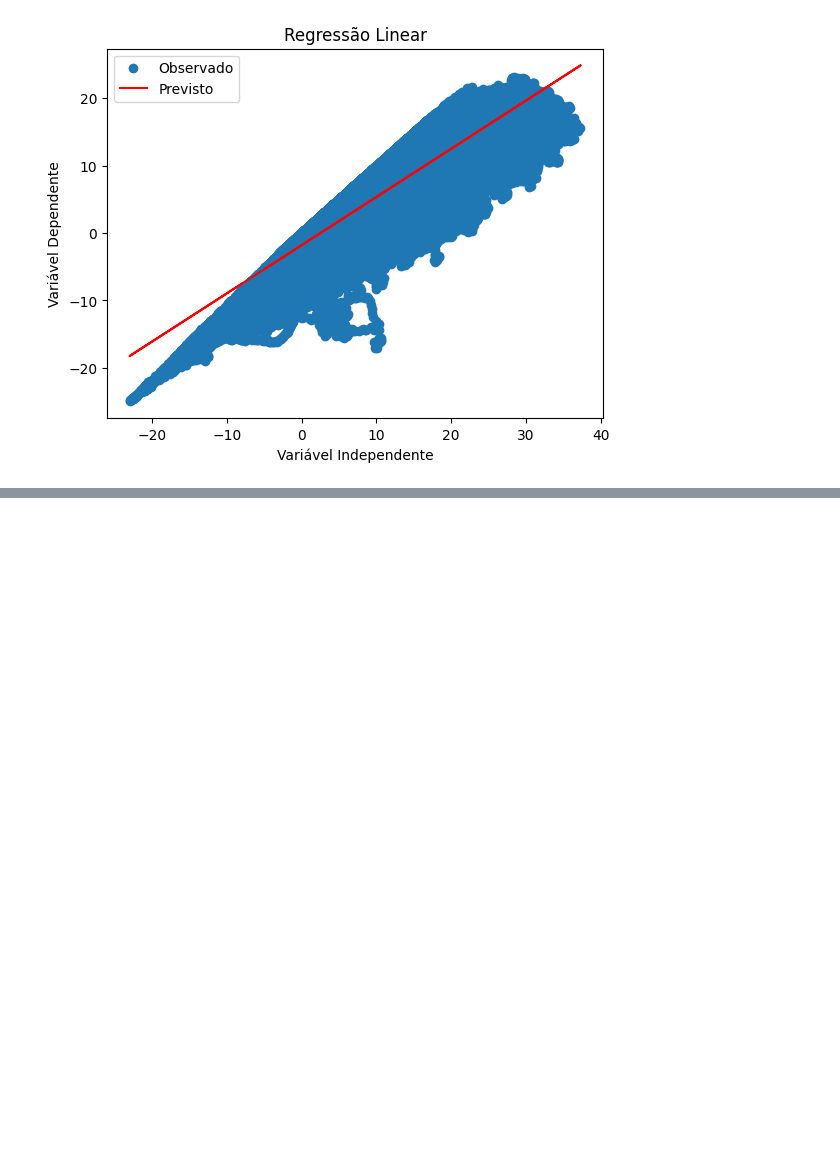
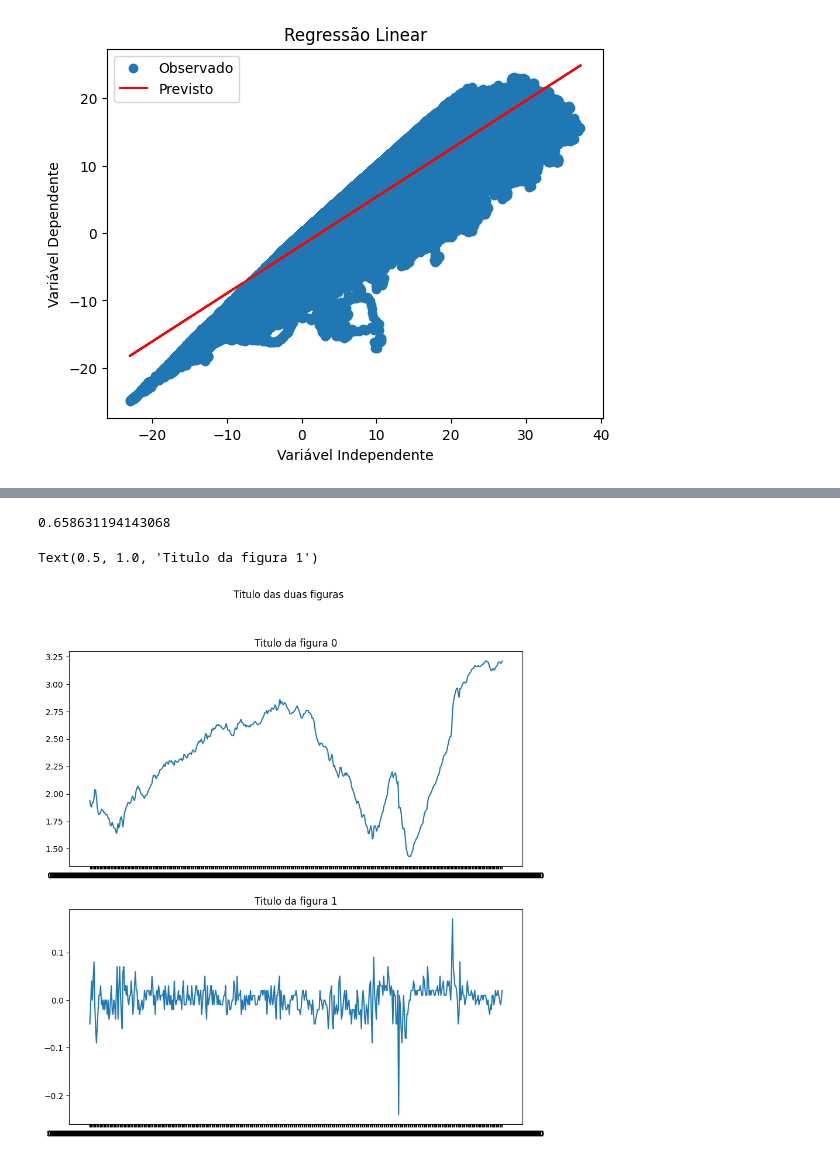
Before and after one commit to malumlinhares/time-series-analysis, a Jupyter notebook: time-series-analysis.ipynb, the cells around one changed output, grey strips where cells are left out. Drawn from its saved outputs; the diff is of its cells as text; code cells hidden in the pictures; blank space fills up the shorter version.

```diff
--- a/time-series-analysis.ipynb
+++ b/time-series-analysis.ipynb
@@ -130,0 +200,5 @@ plt.show()
+# %%
+data = pd.read_csv(path_arq, parse_dates=['Date Time'], index_col='Date Time')
+data = data.dropna() #retira os nan
+SH = data['sh (g/kg)']
+SH
@@ -130,0 +219,21 @@ plt.show()
+# %%
+SH_half = SH[:500]
+# %%
+results = adfuller(SH_half)
+results[1]
+# %% [output]
+0.658631194143068
+# %%
+
+# #Stationary
+fig, axs = plt.subplots(2) #cria uma figura com dois graficos
+fig.suptitle('Titulo das duas figuras')
+fig.set_size_inches(10, 10.5)
+axs[0].plot(SH_half)
+axs[0].set_title('Titulo da figura 0')
+
+axs[1].plot(SH_half.diff()) #diferença entre cada valor da série e seu anterior
+axs[1].set_title('Titulo da figura 1')
+# %% [output]
+Text(0.5, 1.0, 'Titulo da figura 1')
+[figure, added]
```
Also changed, not shown: parts of 12 cells of this notebook.
